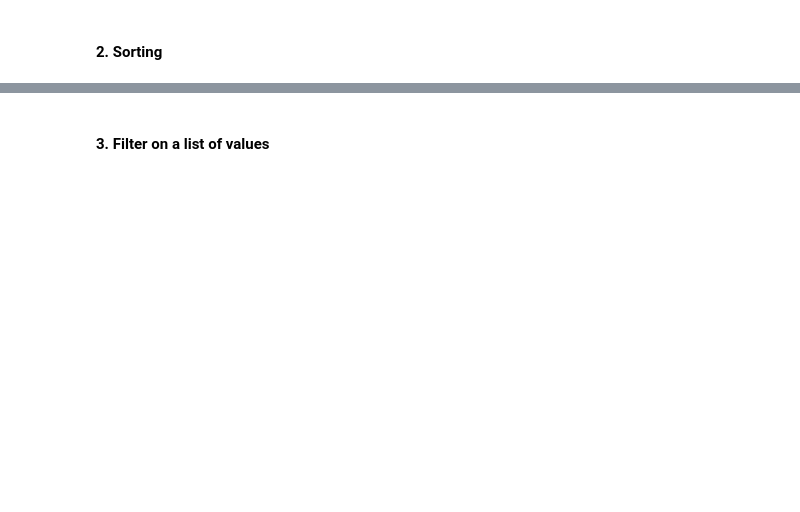
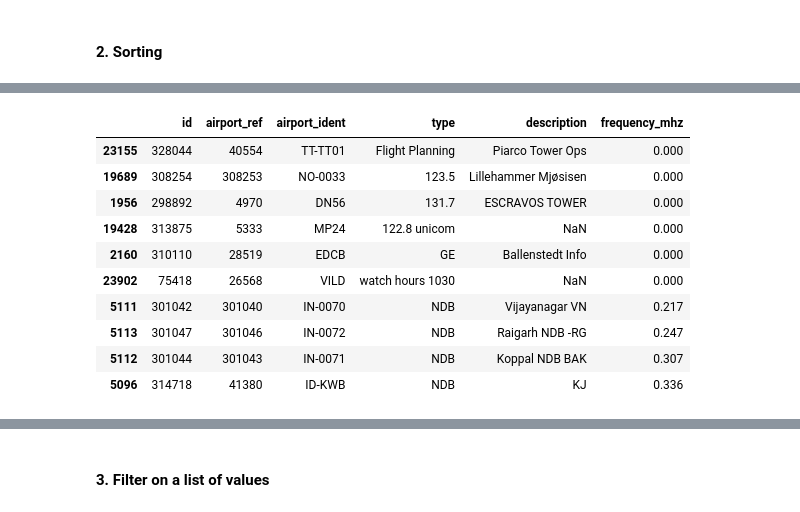
Before and after one commit to esm2000/ds_coursework_python, a Jupyter notebook: cmp_464/week12.ipynb, the cells around one changed output, grey strips where cells are left out. Saved outputs shown, nothing was run; the diff lists cells and outputs as text; code cells hidden in the pictures; blank space fills up the shorter version.

```diff
--- a/cmp_464/week12.ipynb
+++ b/cmp_464/week12.ipynb
@@ -447,3 +494,6 @@ Download `airports.csv`, `airport-frequencies.csv`, `countries.csv`, `regions.cs
 # %%
 # From airport_freq, extract all communication frequencies for KJFK,
 # with frequencies sorted in ascending order
+
+airport_freq = pd.read_csv("airport-frequencies.csv")
+airport_freq.head()
@@ -449,0 +507,15 @@ Download `airports.csv`, `airport-frequencies.csv`, `countries.csv`, `regions.cs
+# %%
+airport_freq = airport_freq.sort_values(by = "frequency_mhz")
+airport_freq.head(10)
+# %% [output]
+|  | id | airport_ref | airport_ident | type | description | frequency_mhz |
+| 23155 | 328044 | 40554 | TT-TT01 | Flight Planning | Piarco Tower Ops | 0.000 |
+| 19689 | 308254 | 308253 | NO-0033 | 123.5 | Lillehammer Mjøsisen | 0.000 |
+| 1956 | 298892 | 4970 | DN56 | 131.7 | ESCRAVOS TOWER | 0.000 |
+| 19428 | 313875 | 5333 | MP24 | 122.8 unicom | NaN | 0.000 |
+| 2160 | 310110 | 28519 | EDCB | GE | Ballenstedt Info | 0.000 |
+| 23902 | 75418 | 26568 | VILD | watch hours 1030 | NaN | 0.000 |
+| 5111 | 301042 | 301040 | IN-0070 | NDB | Vijayanagar VN | 0.217 |
+| 5113 | 301047 | 301046 | IN-0072 | NDB | Raigarh NDB -RG | 0.247 |
+| 5112 | 301044 | 301043 | IN-0071 | NDB | Koppal NDB BAK | 0.307 |
+| 5096 | 314718 | 41380 | ID-KWB | NDB | KJ | 0.336 |
```
Also changed, not shown: parts of 19 cells of this notebook.
